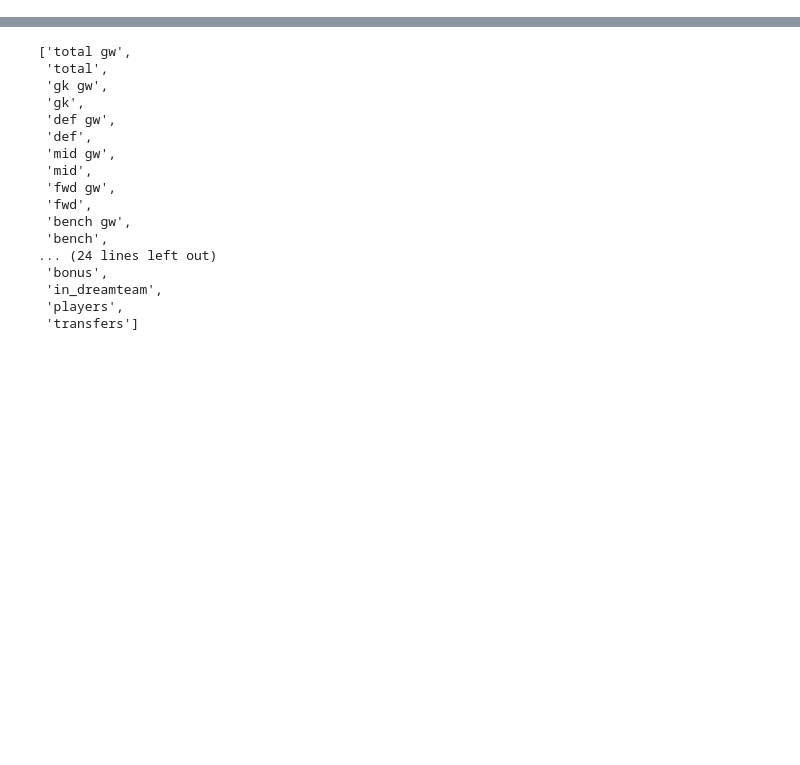
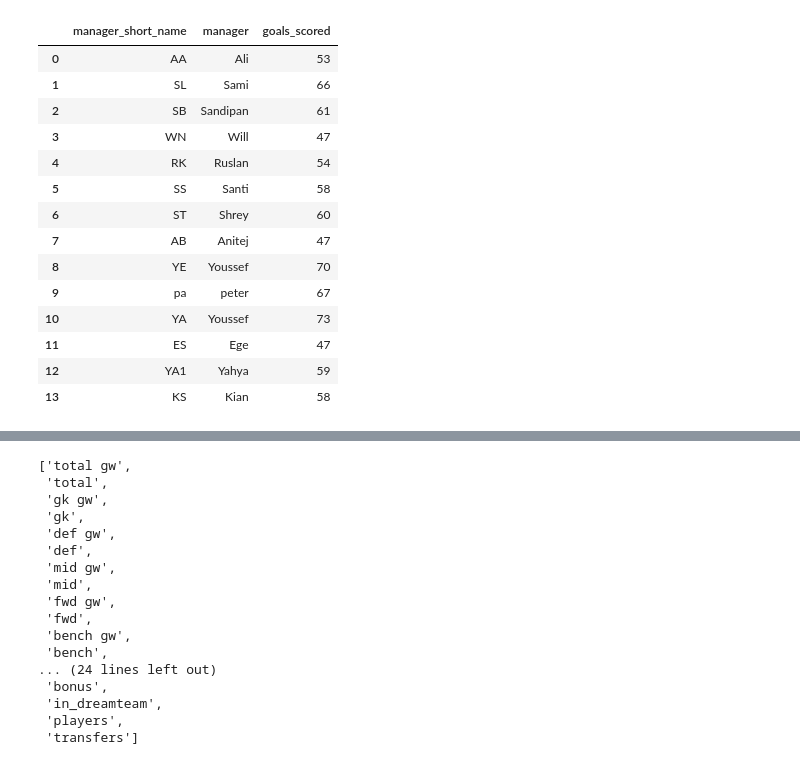
Before and after one commit to TheSantiagoSuarez/personal_projects, a Jupyter notebook: FPL_S3 v2/explore_data.ipynb, the cells around one changed output, grey strips where cells are left out. Saved outputs shown, nothing was run; the diff lists cells and outputs as text; code cells hidden in the pictures; blank space fills up the shorter version.

```diff
--- a/FPL_S3 v2/explore_data.ipynb
+++ b/FPL_S3 v2/explore_data.ipynb
@@ -9,0 +46,18 @@ with open ('season_findings.pickle','rb') as file:
+# %%
+findings["goals_scored"]
+# %% [output]
+|  | manager_short_name | manager | goals_scored |
+| 0 | AA | Ali | 53 |
+| 1 | SL | Sami | 66 |
+| 2 | SB | Sandipan | 61 |
+| 3 | WN | Will | 47 |
+| 4 | RK | Ruslan | 54 |
+| 5 | SS | Santi | 58 |
+| 6 | ST | Shrey | 60 |
+| 7 | AB | Anitej | 47 |
+| 8 | YE | Youssef | 70 |
+| 9 | pa | peter | 67 |
+| 10 | YA | Youssef | 73 |
+| 11 | ES | Ege | 47 |
+| 12 | YA1 | Yahya | 59 |
+| 13 | KS | Kian | 58 |
```
Also changed, not shown: parts of 3 cells of this notebook, 7 other files.
